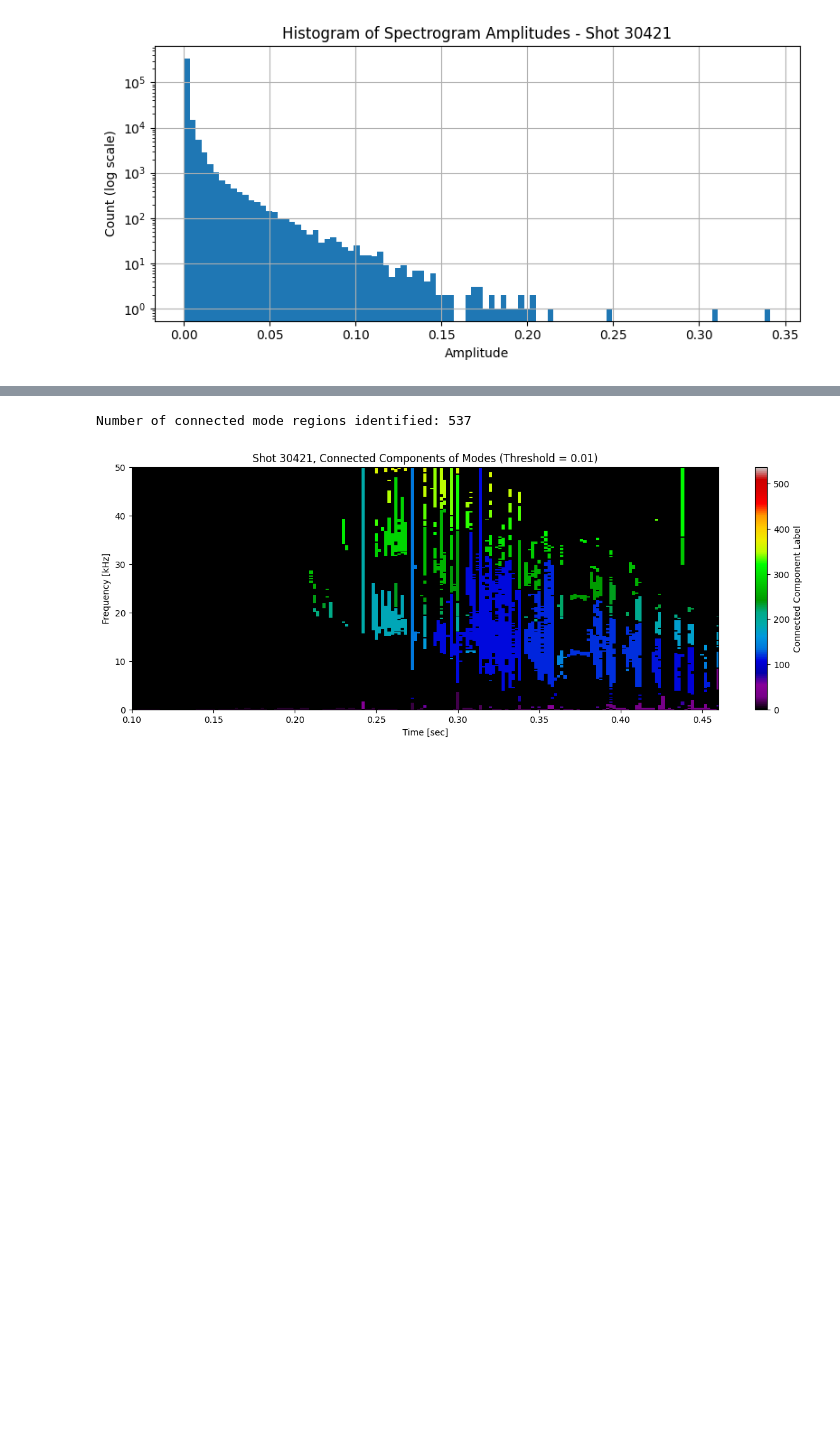
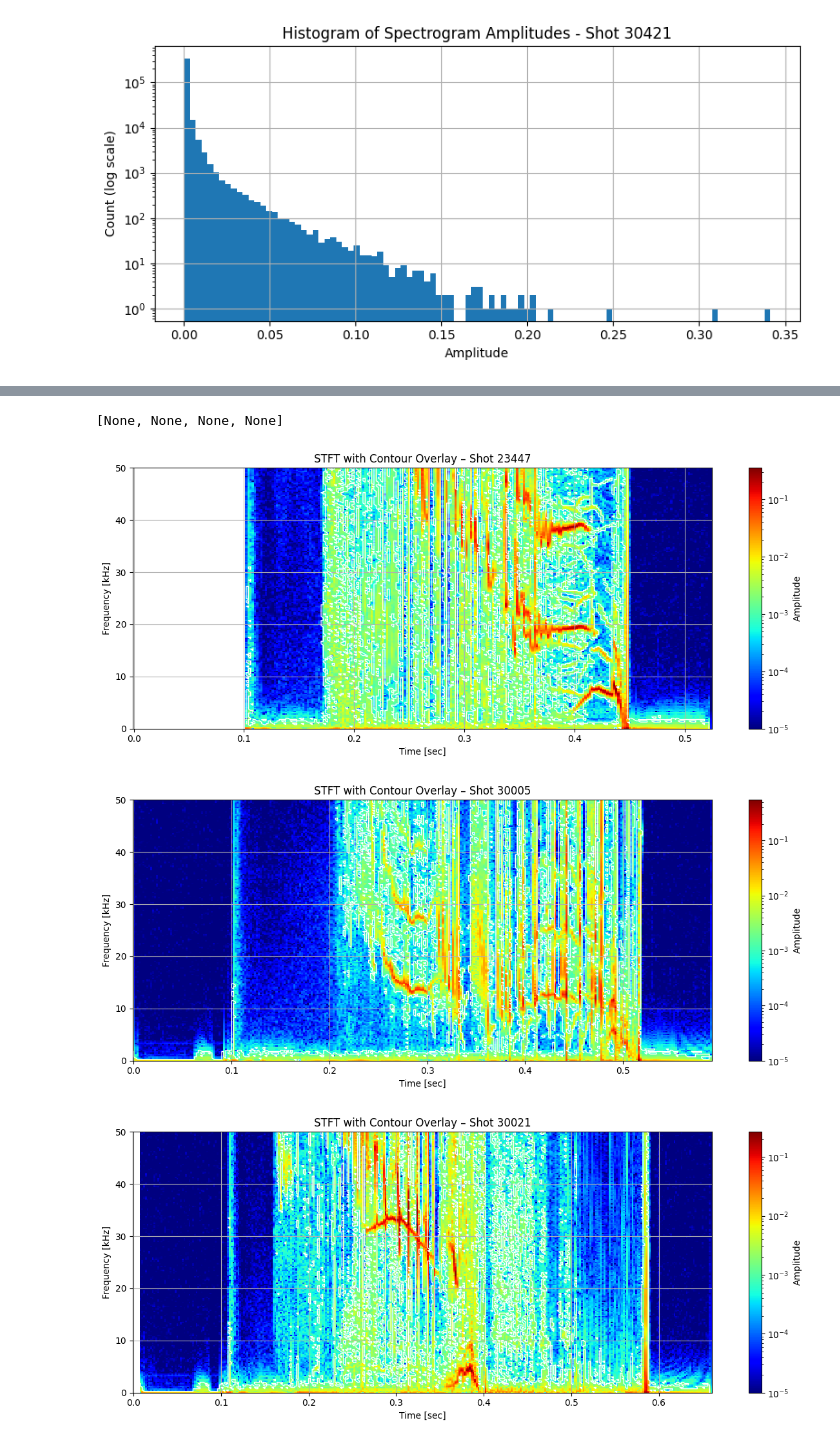
Before and after one commit to praksharma/Knowledge-Base, a Jupyter notebook: _sources/Theory/3. MHD modes/6. Contour detection.ipynb, the cells around one changed output, grey strips where cells are left out. Cells and saved outputs as stored; diff of their text form; code cells hidden in the pictures; blank space fills up the shorter version.

```diff
--- a/_sources/Theory/3. MHD modes/6. Contour detection.ipynb
+++ b/_sources/Theory/3. MHD modes/6. Contour detection.ipynb
@@ -248,19 +173,49 @@ binary_mask = np.abs(Zxx) >= threshold
-# %%
-# Label connected regions
-labeled_array, num_features = label(binary_mask)
-
-print(f'Number of connected mode regions identified: {num_features}')
-# %% [output]
-Number of connected mode regions identified: 537
-# %%
-fig, ax = plt.subplots(figsize=(15, 5))
-cax = ax.pcolormesh(t, f/1000, labeled_array, shading='nearest', cmap="nipy_spectral")#plt.get_cmap('nipy_spectral', 50))
-ax.set_ylim(0, 50)
-ax.set_xlim(0.1, 0.46)
-ax.set_title(f'Shot {shot_id}, Connected Components of Modes (Threshold = {threshold})')
-ax.set_ylabel('Frequency [kHz]')
-ax.set_xlabel('Time [sec]')
-plt.colorbar(cax, ax=ax, label='Connected Component Label')
-plt.show()
-# %% [output]
-[figure, removed]
+# %%
+def get_stft_contours(Zxx, f, t, threshold=1e-3):
+    """
+    Extract contour regions from STFT magnitude.
+
+    Parameters:
+    - Zxx: 2D STFT array (freq x time)
+    - f: frequency array (Hz)
+    - t: time array (sec)
+    - threshold: amplitude threshold for contours
+
+    Returns:
+    - contours: list of Nx2 arrays (y: freq index, x: time index)
+    - f, t can be used to map indices to physical values
+    """
+    magnitude = np.abs(Zxx)
+    contours = measure.find_contours(magnitude, level=threshold)
+    return contours
+# %%
+def plot_spectrogram_with_contours(Zxx, f, t, contours, shot_id=None, vmin=1e-5):
+
+    f_kHz = f / 1000
+
+    fig, ax = plt.subplots(figsize=(12, 5))
+    cax = ax.pcolormesh(t, f_kHz, np.abs(Zxx), shading='nearest',
+                        norm=LogNorm(vmin=vmin), cmap='jet')
+
+    for contour in contours:
+        ax.plot(t[np.clip(contour[:, 1].astype(int), 0, len(t) - 1)],
+                f_kHz[np.clip(contour[:, 0].astype(int), 0, len(f) - 1)],
+                color='white', lw=1)
+
+    ax.set_ylim(0, 50)
+    ax.set_xlabel('Time [sec]')
+    ax.set_ylabel('Frequency [kHz]')
+    title = "STFT with Contour Overlay"
+    if shot_id is not None:
+        title += f" – Shot {shot_id}"
+    ax.set_title(title)
+    plt.colorbar(cax, ax=ax, label="Amplitude")
+    plt.grid(True)
+    plt.tight_layout()
+# %%
+[plot_spectrogram_with_contours(Zxx_list[i], f_list[i], t_list[i], get_stft_contours(Zxx_list[i], f_list[i], t_list[i]), shot_ids[i]) for i in range(len(ds_list))]
+# %% [output]
+[None, None, None, None]
+[figure, added]
+[figure, added]
+[figure, added]
```
Also changed, not shown: parts of 19 cells of this notebook, 11 other files.
